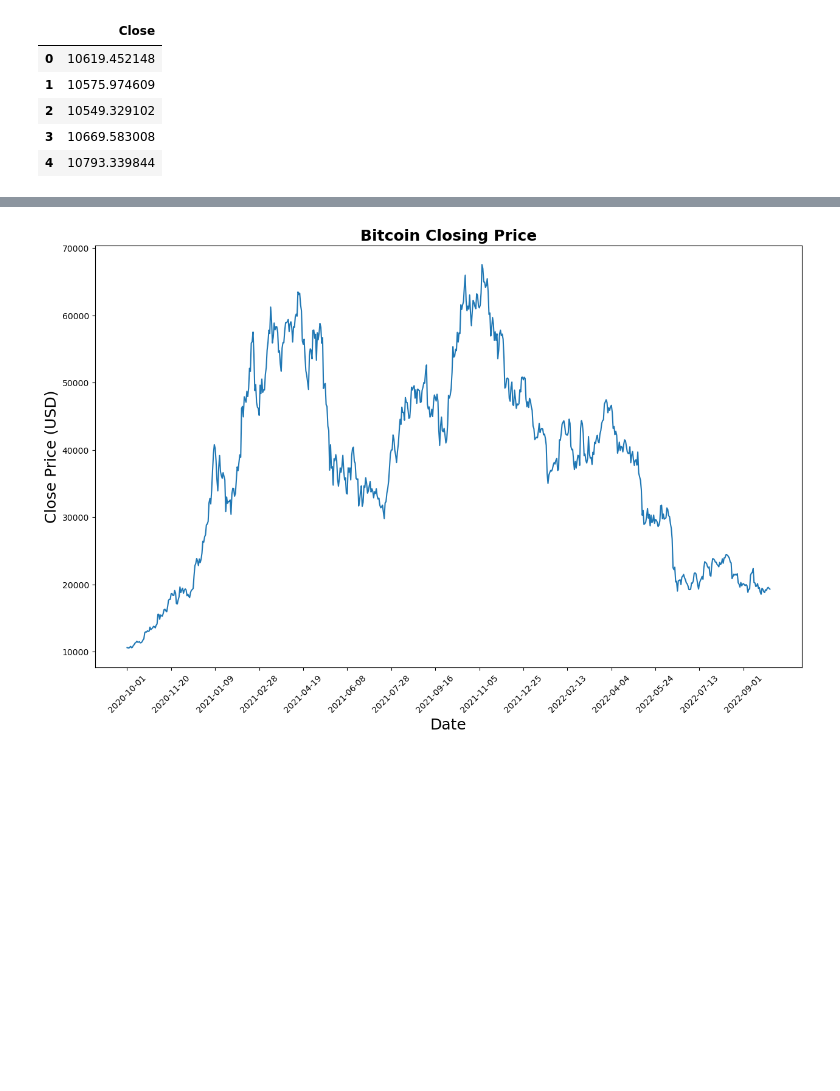
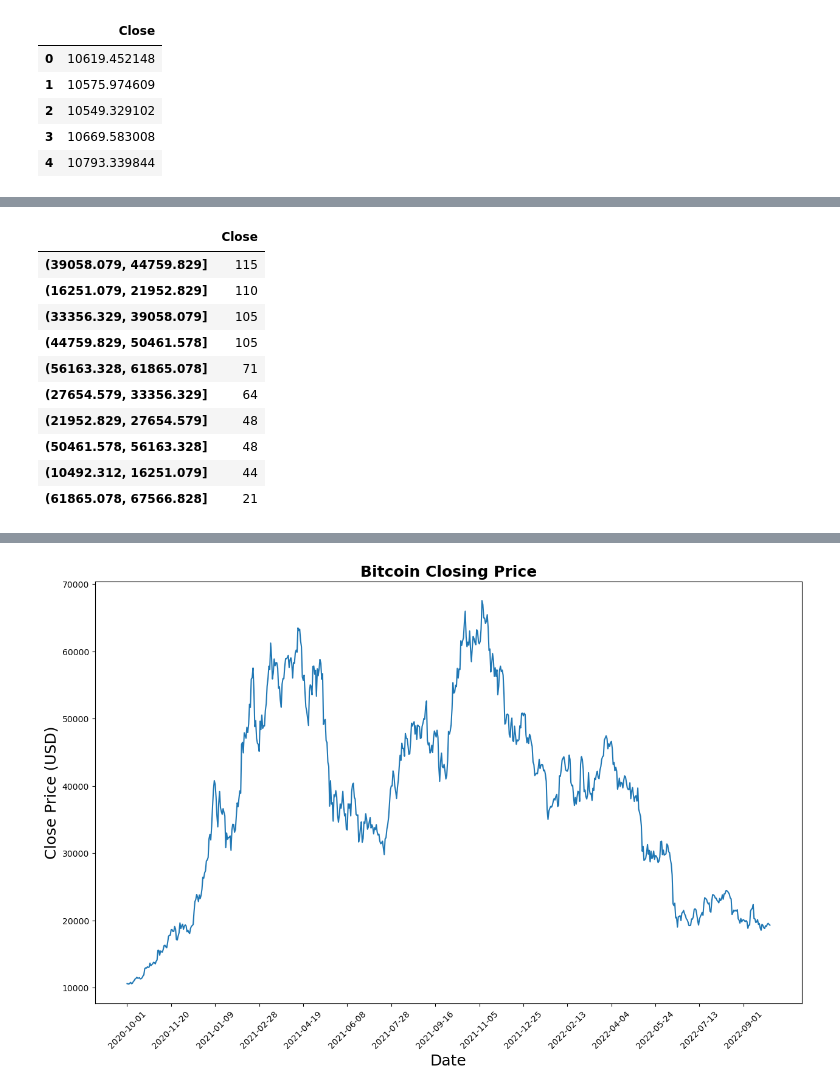
Before and after one commit to janeielli/Project, a Jupyter notebook: project/lstm_bitcoin.ipynb, the cells around one changed output, grey strips where cells are left out. Saved outputs shown, nothing was run; the diff lists cells and outputs as text; code cells hidden in the pictures; blank space fills up the shorter version.

```diff
--- a/project/lstm_bitcoin.ipynb
+++ b/project/lstm_bitcoin.ipynb
@@ -36,0 +75,16 @@ close_data.head(5)
+# %%
+binnedAssault = pd.cut(data['Close'],10)
+result = binnedAssault.value_counts().to_frame()
+result.head(10)
+# %% [output]
+|  | Close |
+| (39058.079, 44759.829] | 115 |
+| (16251.079, 21952.829] | 110 |
+| (33356.329, 39058.079] | 105 |
+| (44759.829, 50461.578] | 105 |
+| (56163.328, 61865.078] | 71 |
+| (27654.579, 33356.329] | 64 |
+| (21952.829, 27654.579] | 48 |
+| (50461.578, 56163.328] | 48 |
+| (10492.312, 16251.079] | 44 |
+| (61865.078, 67566.828] | 21 |
```
Also changed, not shown: parts of 7 cells of this notebook.
